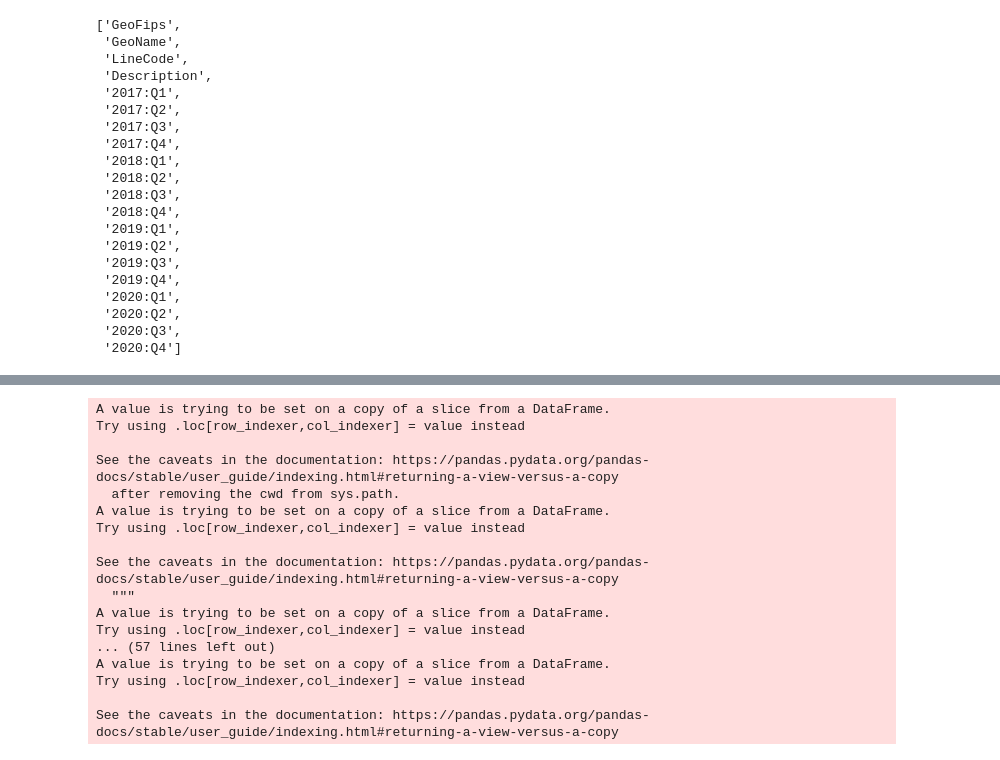
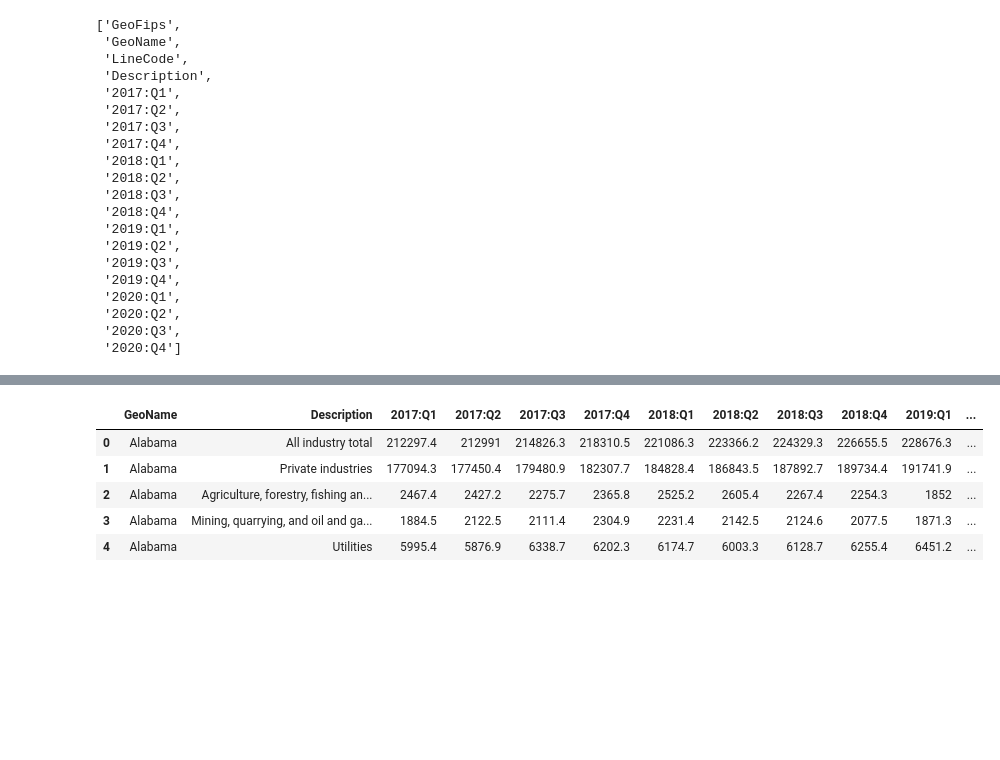
Before and after one commit to marcpalumbo/Great_Resignation_Analysis, a Jupyter notebook: GDP_by_State_Geographic_Data_ETL.ipynb, the cells around one changed output, grey strips where cells are left out. Cells and saved outputs as stored; diff of their text form; code cells hidden in the pictures; blank space fills up the shorter version.

```diff
--- a/GDP_by_State_Geographic_Data_ETL.ipynb
+++ b/GDP_by_State_Geographic_Data_ETL.ipynb
@@ -190,44 +115,9 @@ dtype: object
-# %%
-#Remove all "E"s from columns and replacing them in the Dataframe.
-
-# Fiscal Year 2017(Quarter 1 - Quarter4)
-df2['2017:Q1'] = df2['2017:Q1'].str.replace('E','')
-df2['2017:Q2'] = df2['2017:Q2'].str.replace('E','')
-df2['2017:Q1'] = df2['2017:Q3'].str.replace('E','')
-df2['2017:Q1'] = df2['2017:Q4'].str.replace('E','')
-
-# Fiscal Year 2018(Quarter 1 - Quarter4)
-df2['2018:Q1'] = df2['2018:Q1'].str.replace('E','')
-df2['2018:Q2'] = df2['2018:Q2'].str.replace('E','')
-df2['2018:Q3'] = df2['2018:Q3'].str.replace('E','')
-df2['2018:Q4'] = df2['2018:Q4'].str.replace('E','')
-
-# Fiscal Year 2019(Quarter 1 - Quarter4)
-df2['2019:Q1'] = df2['2019:Q1'].str.replace('E','')
-df2['2019:Q2'] = df2['2019:Q2'].str.replace('E','')
-df2['2019:Q3'] = df2['2019:Q3'].str.replace('E','')
-df2['2019:Q4'] = df2['2019:Q4'].str.replace('E','')
-
-# Fiscal Year 2020(Quarter 1 - Quarter4)
-df2['2020:Q1'] = df2['2020:Q1'].str.replace('E','')
-df2['2020:Q2'] = df2['2020:Q2'].str.replace('E','')
-df2['2020:Q3'] = df2['2020:Q3'].str.replace('E','')
-df2['2020:Q4'] = df2['2020:Q4'].str.replace('E','')
-# %% [output]
-A value is trying to be set on a copy of a slice from a DataFrame.
-Try using .loc[row_indexer,col_indexer] = value instead
-
-See the caveats in the documentation: https://pandas.pydata.org/pandas-docs/stable/user_guide/indexing.html#returning-a-view-versus-a-copy
-  after removing the cwd from sys.path.
-A value is trying to be set on a copy of a slice from a DataFrame.
-Try using .loc[row_indexer,col_indexer] = value instead
-
-See the caveats in the documentation: https://pandas.pydata.org/pandas-docs/stable/user_guide/indexing.html#returning-a-view-versus-a-copy
-  """
-A value is trying to be set on a copy of a slice from a DataFrame.
-Try using .loc[row_indexer,col_indexer] = value instead
-... (57 lines left out)
-A value is trying to be set on a copy of a slice from a DataFrame.
-Try using .loc[row_indexer,col_indexer] = value instead
-
-See the caveats in the documentation: https://pandas.pydata.org/pandas-docs/stable/user_guide/indexing.html#returning-a-view-versus-a-copy
+# %%
+df2.head()
+# %% [output]
+|  | GeoName | Description | 2017:Q1 | 2017:Q2 | 2017:Q3 | 2017:Q4 | 2018:Q1 | 2018:Q2 | 2018:Q3 | 2018:Q4 | 2019:Q1 | ... |
+| 0 | Alabama | All industry total | 212297.4 | 212991 | 214826.3 | 218310.5 | 221086.3 | 223366.2 | 224329.3 | 226655.5 | 228676.3 | ... |
+| 1 | Alabama | Private industries | 177094.3 | 177450.4 | 179480.9 | 182307.7 | 184828.4 | 186843.5 | 187892.7 | 189734.4 | 191741.9 | ... |
+| 2 | Alabama | Agriculture, forestry, fishing an... | 2467.4 | 2427.2 | 2275.7 | 2365.8 | 2525.2 | 2605.4 | 2267.4 | 2254.3 | 1852 | ... |
+| 3 | Alabama | Mining, quarrying, and oil and ga... | 1884.5 | 2122.5 | 2111.4 | 2304.9 | 2231.4 | 2142.5 | 2124.6 | 2077.5 | 1871.3 | ... |
+| 4 | Alabama | Utilities | 5995.4 | 5876.9 | 6338.7 | 6202.3 | 6174.7 | 6003.3 | 6128.7 | 6255.4 | 6451.2 | ... |
```
Also changed, not shown: parts of 47 cells of this notebook, 4 other files.
